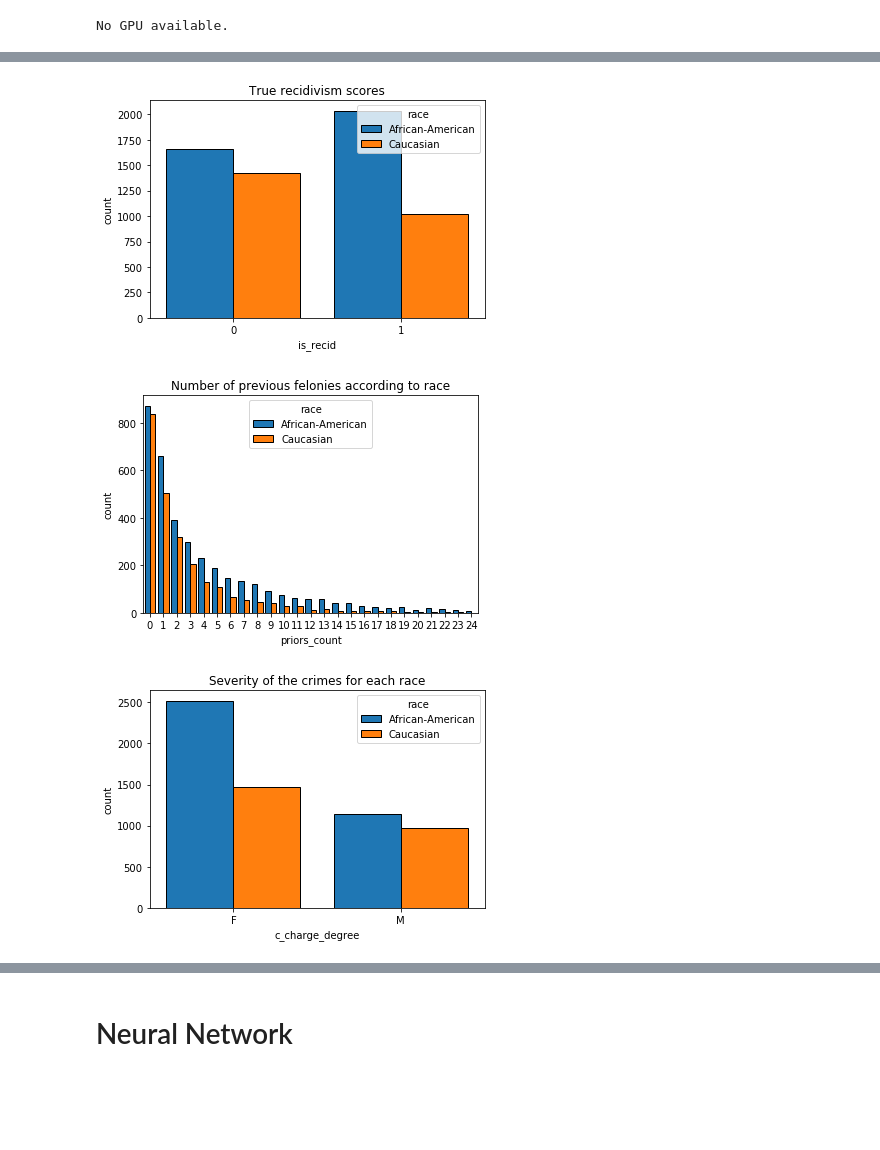
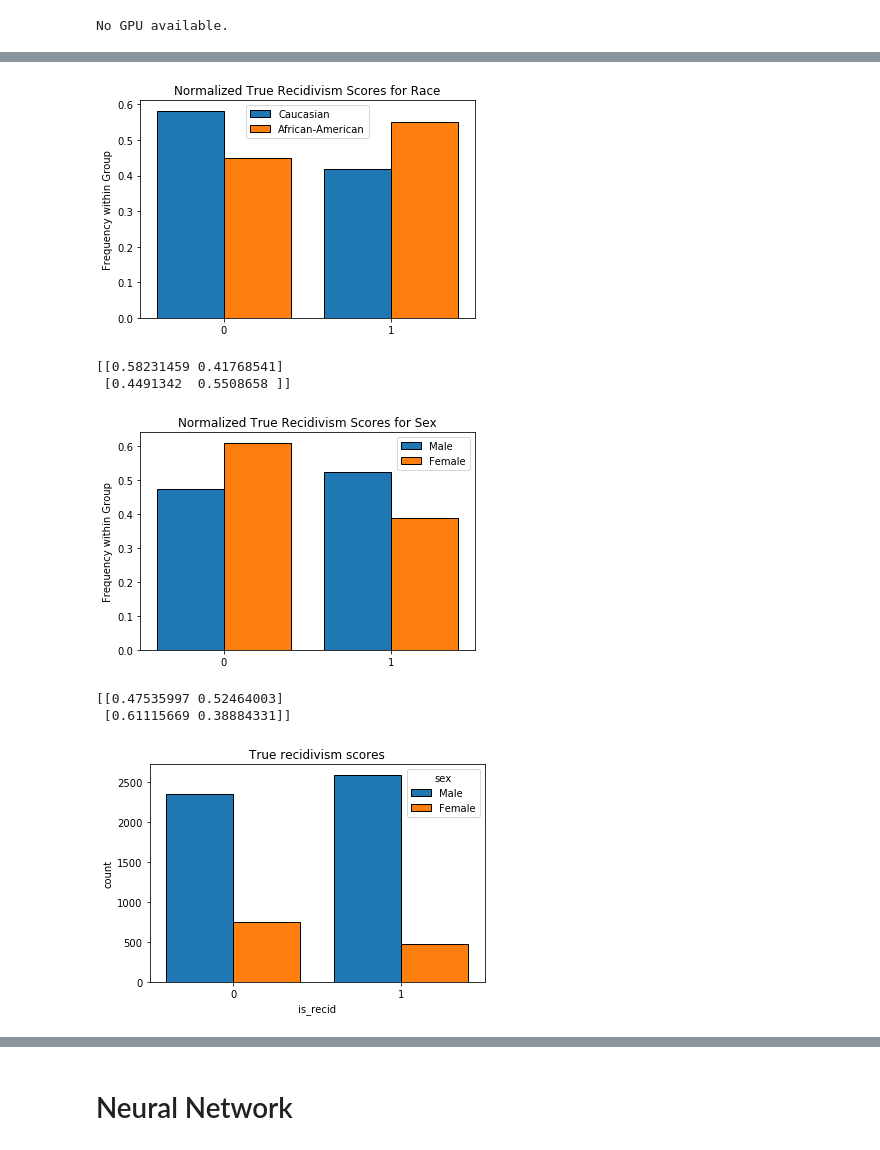
Before and after one commit to oskarwiese/fagprojekt, a Jupyter notebook: src/Classifier_notebook.ipynb, the cells around one changed output, grey strips where cells are left out. Saved outputs shown, nothing was run; the diff lists cells and outputs as text; code cells hidden in the pictures; blank space fills up the shorter version.

Commit message:
normaliserede plots og bedre figurtekster

```diff
--- a/src/Classifier_notebook.ipynb
+++ b/src/Classifier_notebook.ipynb
@@ -544,7 +544,39 @@ def is_plot(data):
     #pred_plot_sex.figure.savefig(path + "\\predicted_recid_sex.png")
     plt.show()
 
-    true_plot = sb.countplot(x = "is_recid", hue = "race", data = data, edgecolor=(0,0,0), linewidth=1, saturation = 1)
+    # Show the distributions of the black and white in the categories of is_recid
+    race_score_vals = [0, 1]
+    race_vals = ["Caucasian", "African-American"]
+    race_distribution = np.empty([2,2])
+    for i, race in enumerate(race_vals):
+        for j, score in enumerate(race_score_vals):
+            race_distribution[i,j] = len(data[(data["race"] == race) & (data["is_recid"] == score)]) / len(data[data["race"] == race])
+
+    race_distributions = race_distribution.flatten()
+    hue = ["Caucasian","Caucasian","African-American","African-American"]
+    sb.barplot([0,1,0,1], race_distributions, hue = hue, edgecolor=(0,0,0), linewidth=1, saturation = 1)
+    plt.ylabel("Frequency within Group")
+    plt.title("Normalized True Recidivism Scores for Race")
+    plt.show()
+    print(race_distribution)
+
+    # Show the distributions of the male and female in the categories of is_recid
+    sex_score_vals = [0, 1]
+    sex_vals = ["Male", "Female"]
+    sex_distribution = np.empty([2,2])
+    for i, sex in enumerate(sex_vals):
+        for j, score in enumerate(sex_score_vals):
+            sex_distribution[i,j] = len(data[(data["sex"] == sex) & (data["is_recid"] == score)]) / len(data[data["sex"] == sex])
+
+    sex_distributions = sex_distribution.flatten()
+    hue = ["Male","Male","Female","Female"]
+    sb.barplot([0,1,0,1], sex_distributions, hue = hue, edgecolor=(0,0,0), linewidth=1, saturation = 1)
+    plt.ylabel("Frequency within Group")
+    plt.title("Normalized True Recidivism Scores for Sex")
+    plt.show()
+    print(sex_distribution)
+
+    true_plot = sb.countplot(x = "is_recid", hue = "sex", data = data, edgecolor=(0,0,0), linewidth=1, saturation = 1)
     true_plot.set_title("True recidivism scores")
     #true_plot.figure.savefig(path + "\\true_recid.png")
     plt.show()
@@ -558,33 +590,37 @@ def is_plot(data):
     plt.show()
 
     c_charge_degree = sb.countplot(x = "c_charge_degree", hue = "race", data = df, edgecolor=(0,0,0), linewidth=1, saturation = 1)
     c_charge_degree.set_title("Severity of the crimes for each race")
     #c_charge_degree.figure.savefig(path + "\\c_charge_degree.png")
     plt.show()
 
     c_charge_degree = sb.countplot(x = "score_text", hue = "c_charge_degree", data = df, edgecolor=(0,0,0), linewidth=1, saturation = 1)
     c_charge_degree.set_title("Relation between crime severity and predicted recidivism")
     #c_charge_degree.figure.savefig(path + "\\charge_degree_score.png")
     plt.show()
 
     palette = {"Caucasian": "C0", "African-American": "C1"}
     for i in tqdm(range(3)):
         #TODO: der skal indsættes punkter for den rigtige data1fordelling.
         data = permutation(data, "race")
         path = r"C:\Users\ejer\Desktop\Fagprojekt\fagprojekt\report\imgs"
         pred_plot_race = sb.countplot(x = "score_text" ,hue = "race", data = data, palette = palette ,alpha=.06,  hue_order = [ "African-American","Caucasian"])
         pred_plot_race.set_title("Predicted risk of recidivism according to race")
         pred_plot_race.set_xticklabels(pred_plot_race.get_xticklabels(), horizontalalignment ='right')
         pred_plot_race.get_legend().remove()
         data = reset_data()
     plt.show()
 
 is_plot(data)
 # %% [output]
 [figure]
 [figure]
 [figure]
 [figure]
-[figure, old version]
+[figure, new version]
+[[0.58231459 0.41768541]
+ [0.4491342  0.5508658 ]]
-[figure, old version]
+[figure, new version]
+[[0.47535997 0.52464003]
+ [0.61115669 0.38884331]]
-[figure, old version]
+[figure, new version]
```
Also changed, not shown: parts of 1 cell of this notebook, 10 other files.
